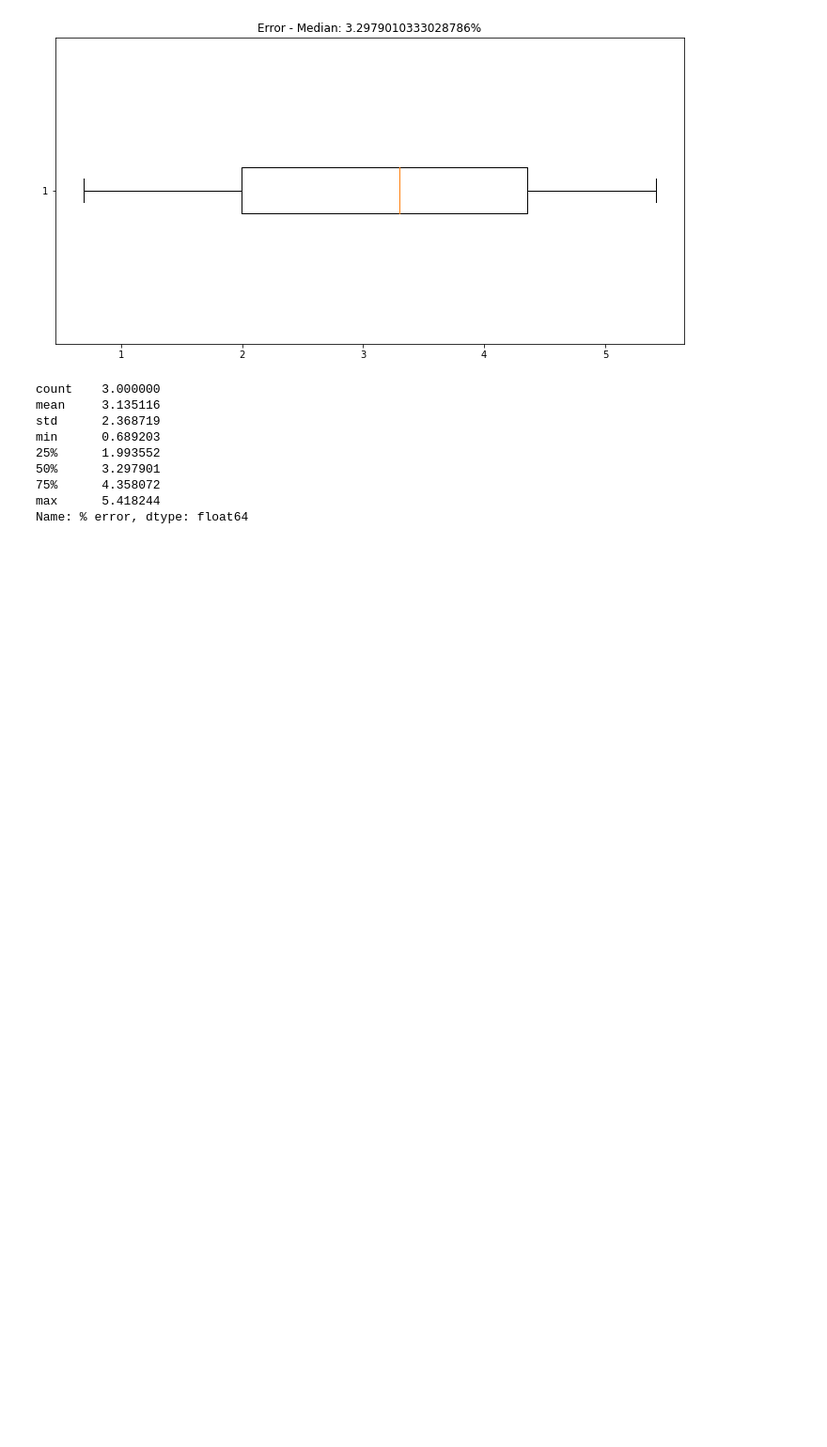
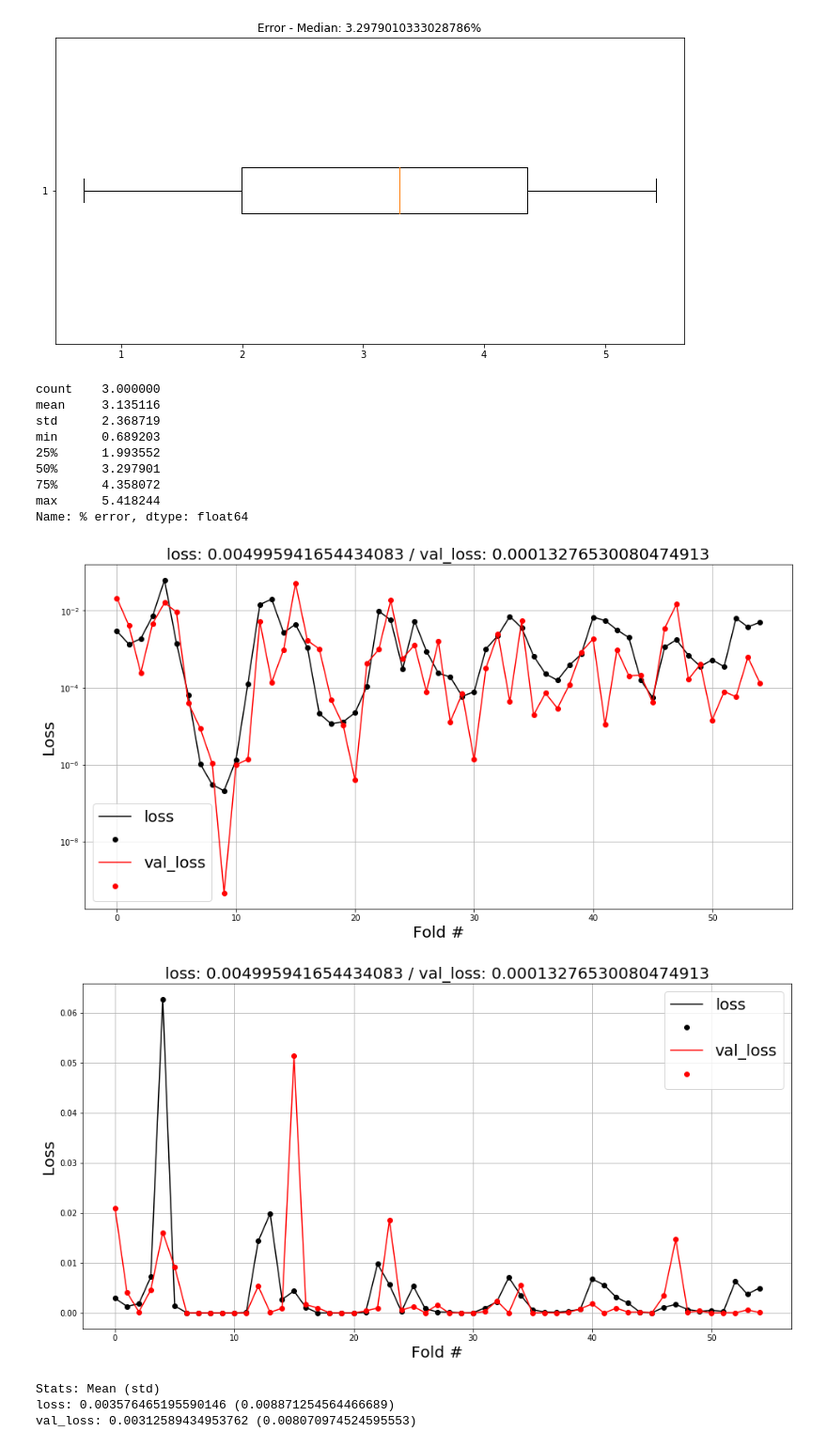
Before and after one commit to GuiMend/stock-prediction-rnn-fundamentals, a Jupyter notebook: src/Testing.ipynb, the cells around one changed output. Shown at 94% size. Saved outputs shown, nothing was run; the diff lists cells and outputs as text; code cells hidden in the pictures; blank space fills up the shorter version.

```diff
--- a/src/Testing.ipynb
+++ b/src/Testing.ipynb
@@ -474,0 +524,35 @@ Name: % error, dtype: float64
+# %%
+plt.figure(figsize=(16, 8))
+plt.plot(range(len(results_loss)), results_loss, 'k')
+plt.plot(range(len(results_loss)), results_loss, 'ko')
+plt.plot(range(len(results_val_loss)), results_val_loss, 'r')
+plt.plot(range(len(results_val_loss)), results_val_loss, 'ro')
+plt.legend(['loss', '', 'val_loss', ''], fontsize=20)
+plt.xlabel('Fold #', fontsize=20)
+plt.ylabel('Loss', fontsize=20)
+plt.title(f'loss: {results_loss[-1]} / val_loss: {results_val_loss[-1]}', fontsize=20)
+plt.yscale('log')
+plt.grid(True)
+plt.show()
+
+plt.figure(figsize=(16, 8))
+plt.plot(range(len(results_loss)), results_loss, 'k')
+plt.plot(range(len(results_loss)), results_loss, 'ko')
+plt.plot(range(len(results_val_loss)), results_val_loss, 'r')
+plt.plot(range(len(results_val_loss)), results_val_loss, 'ro')
+plt.legend(['loss', '', 'val_loss', ''], fontsize=20)
+plt.xlabel('Fold #', fontsize=20)
+plt.ylabel('Loss', fontsize=20)
+plt.title(f'loss: {results_loss[-1]} / val_loss: {results_val_loss[-1]}', fontsize=20)
+plt.grid(True)
+plt.show()
+
+print(f'Stats: Mean (std)')
+print(f'loss: {results_loss.mean()} ({results_loss.std()})')
+print(f'val_loss: {results_val_loss.mean()} ({results_val_loss.std()})')
+# %% [output]
+[figure, added]
+[figure, added]
+Stats: Mean (std)
+loss: 0.003576465195590146 (0.008871254564466689)
+val_loss: 0.00312589434953762 (0.008070974524595553)
```
Also changed, not shown: parts of 3 cells of this notebook.
